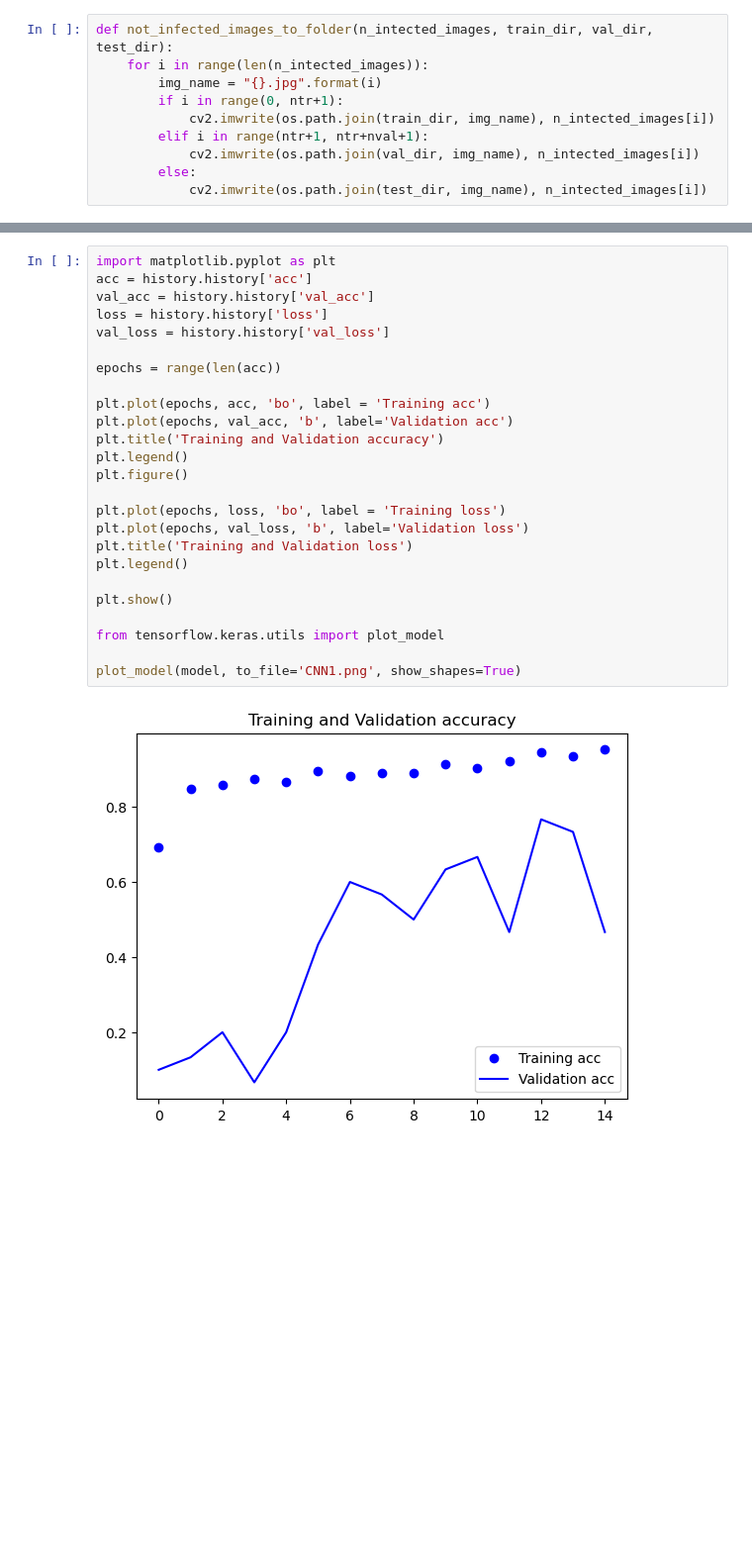
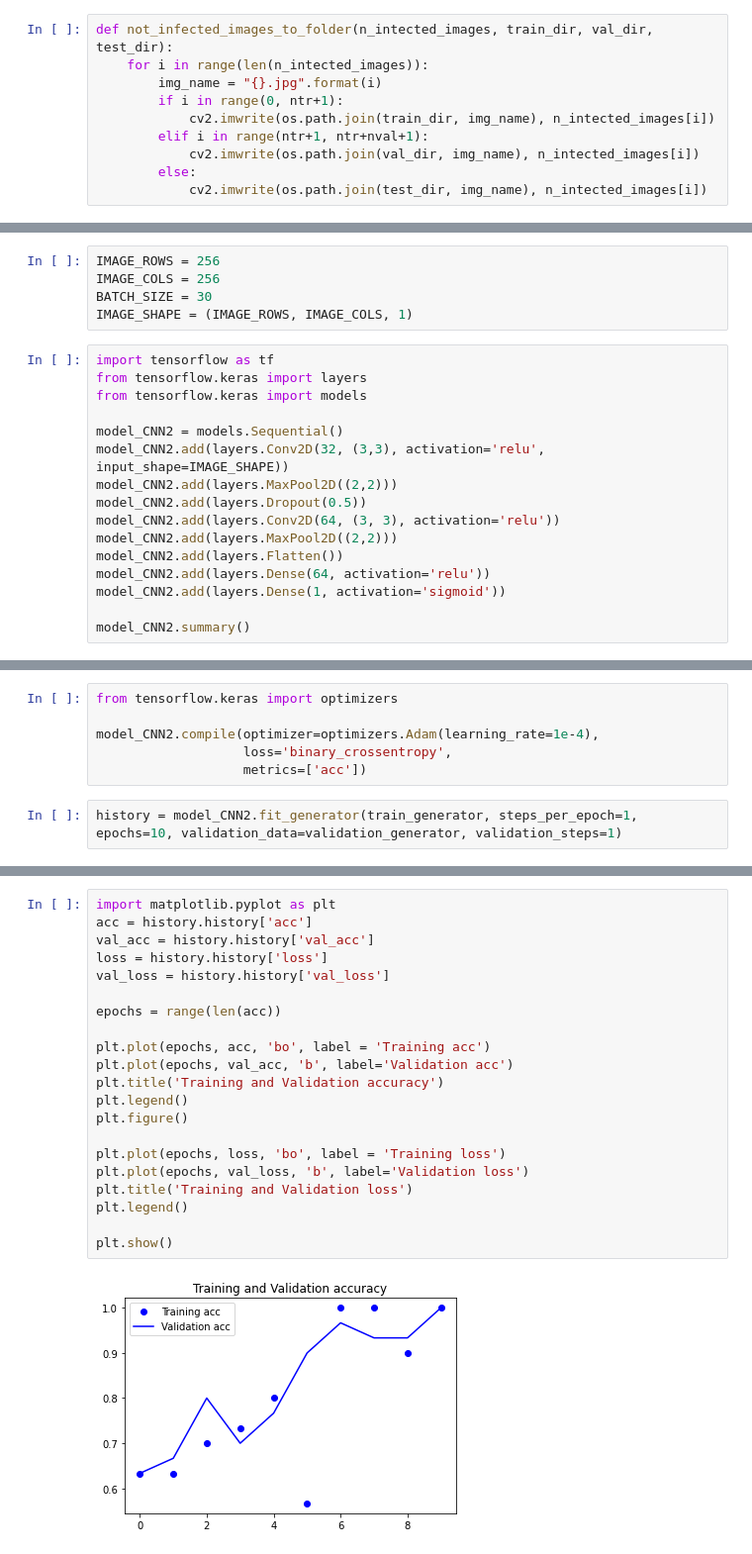
Before and after one commit to dujong/COVID_CT_Classification, a Jupyter notebook: COVID_CT_Image_Classification_2st.ipynb, the cells around one changed output, grey strips where cells are left out. Shown at 99% size. Saved outputs shown, nothing was run; the diff lists cells and outputs as text; blank space fills up the shorter version.

```diff
--- a/COVID_CT_Image_Classification_2st.ipynb
+++ b/COVID_CT_Image_Classification_2st.ipynb
@@ -171,0 +135,21 @@ Epoch 15/15
+# %%
+IMAGE_ROWS = 256
+IMAGE_COLS = 256
+BATCH_SIZE = 30
+IMAGE_SHAPE = (IMAGE_ROWS, IMAGE_COLS, 1)
+# %%
+import tensorflow as tf
+from tensorflow.keras import layers
+from tensorflow.keras import models
+
+model_CNN2 = models.Sequential()
+model_CNN2.add(layers.Conv2D(32, (3,3), activation='relu', input_shape=IMAGE_SHAPE))
+model_CNN2.add(layers.MaxPool2D((2,2)))
+model_CNN2.add(layers.Dropout(0.5))
+model_CNN2.add(layers.Conv2D(64, (3, 3), activation='relu'))
+model_CNN2.add(layers.MaxPool2D((2,2)))
+model_CNN2.add(layers.Flatten())
+model_CNN2.add(layers.Dense(64, activation='relu'))
+model_CNN2.add(layers.Dense(1, activation='sigmoid'))
+
+model_CNN2.summary()
@@ -171,0 +174,8 @@ Epoch 15/15
+# %%
+from tensorflow.keras import optimizers
+
+model_CNN2.compile(optimizer=optimizers.Adam(learning_rate=1e-4),
+                   loss='binary_crossentropy',
+                   metrics=['acc'])
+# %%
+history = model_CNN2.fit_generator(train_generator, steps_per_epoch=1, epochs=10, validation_data=validation_generator, validation_steps=1)
@@ -186,27 +217,23 @@ Test Accuracy : 0.4106
 # %%
 import matplotlib.pyplot as plt
 acc = history.history['acc']
 val_acc = history.history['val_acc']
 loss = history.history['loss']
 val_loss = history.history['val_loss']
 
 epochs = range(len(acc))
 
 plt.plot(epochs, acc, 'bo', label = 'Training acc')
 plt.plot(epochs, val_acc, 'b', label='Validation acc')
 plt.title('Training and Validation accuracy')
 plt.legend()
 plt.figure()
 
 plt.plot(epochs, loss, 'bo', label = 'Training loss')
 plt.plot(epochs, val_loss, 'b', label='Validation loss')
 plt.title('Training and Validation loss')
 plt.legend()
 
 plt.show()
-
-from tensorflow.keras.utils import plot_model
-
-plot_model(model, to_file='CNN1.png', show_shapes=True)
 # %% [output]
-[figure, old version]
+[figure, new version]
```
Also changed, not shown: parts of 32 cells of this notebook, 1 other file.
